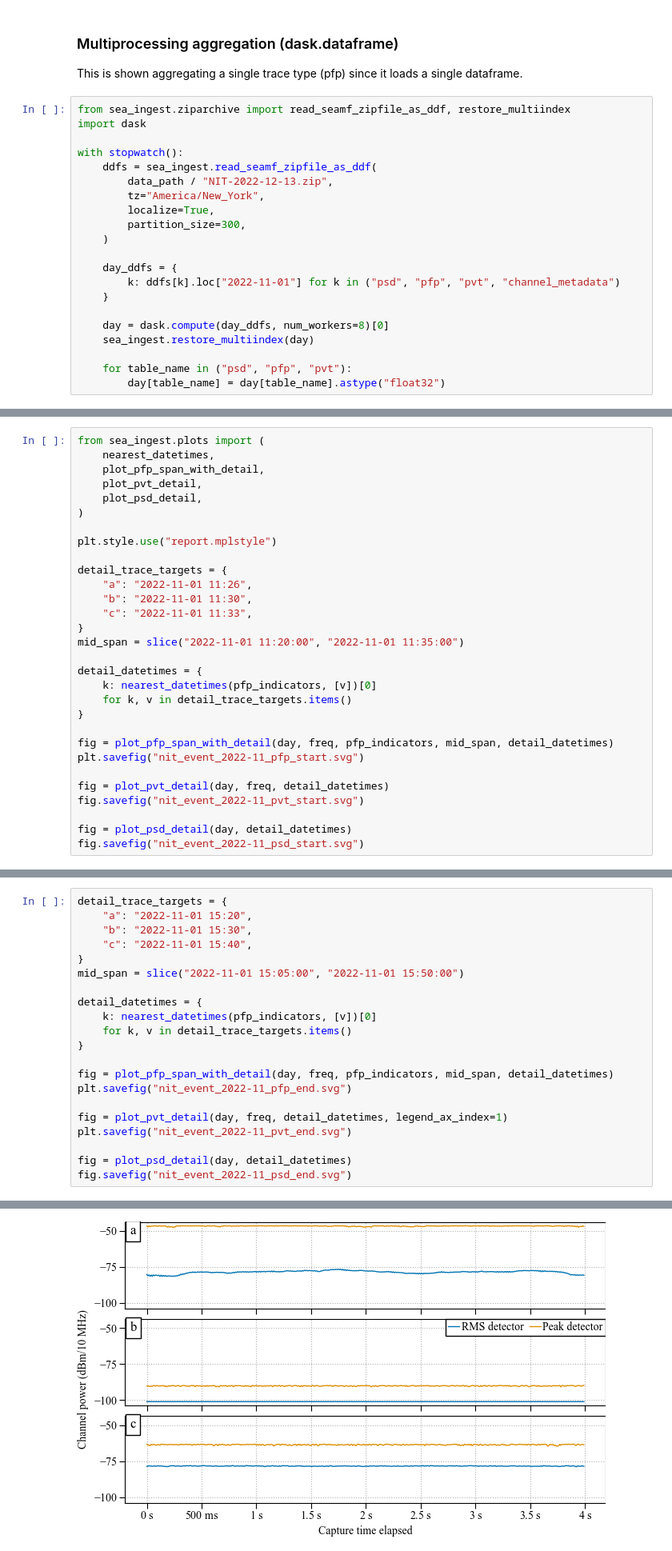
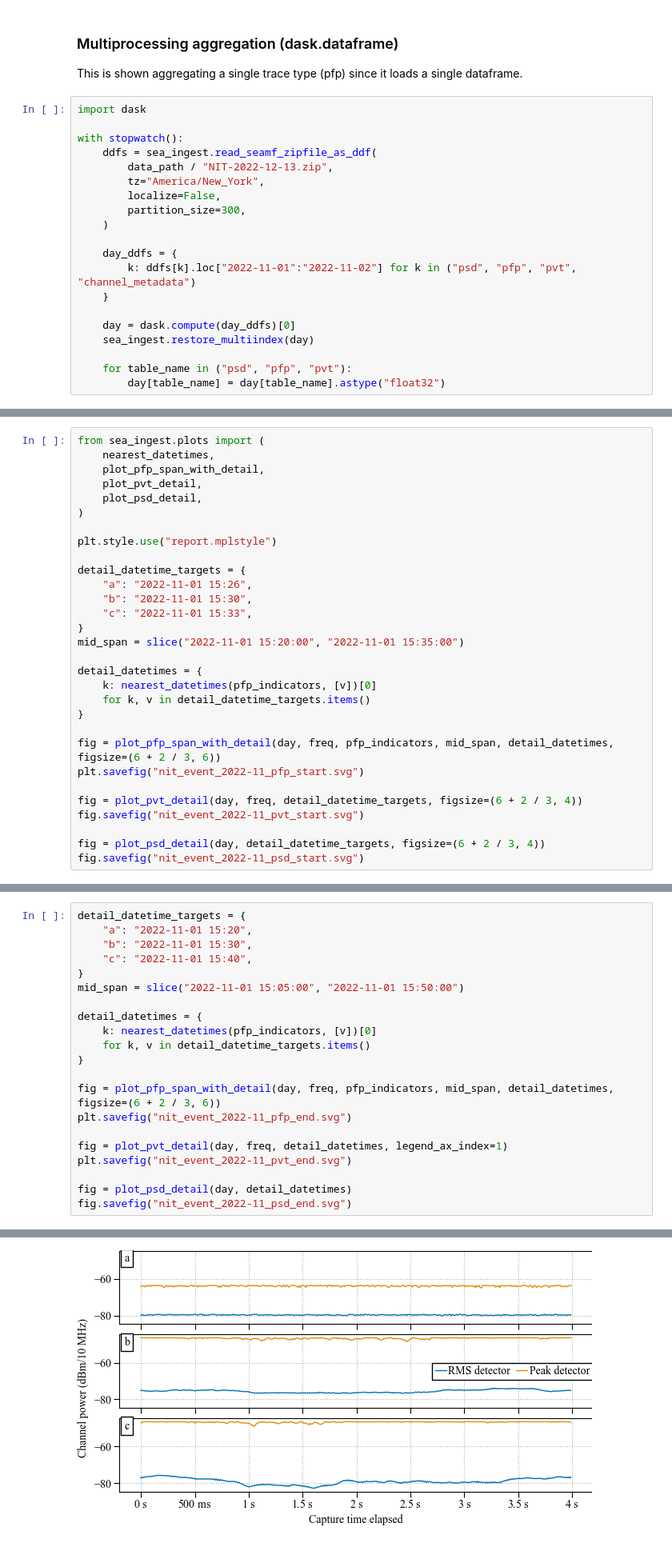
Before and after one commit to usnistgov/nasctn-sea-ingest, a Jupyter notebook: demos/forensic_plots.ipynb, the cells around one changed output, grey strips where cells are left out. Shown at 80% size. Saved outputs shown, nothing was run; the diff lists cells and outputs as text.

```diff
--- a/demos/forensic_plots.ipynb
+++ b/demos/forensic_plots.ipynb
@@ -17,22 +17,21 @@ plt.style.use("ieee-publication-double-column.mplstyle")
 ### Multiprocessing aggregation (dask.dataframe)
 This is shown aggregating a single trace type (pfp) since it loads a single dataframe.
 # %%
-from sea_ingest.ziparchive import read_seamf_zipfile_as_ddf, restore_multiindex
 import dask
 
 with stopwatch():
     ddfs = sea_ingest.read_seamf_zipfile_as_ddf(
         data_path / "NIT-2022-12-13.zip",
         tz="America/New_York",
-        localize=True,
+        localize=False,
         partition_size=300,
     )
 
     day_ddfs = {
-        k: ddfs[k].loc["2022-11-01"] for k in ("psd", "pfp", "pvt", "channel_metadata")
+        k: ddfs[k].loc["2022-11-01":"2022-11-02"] for k in ("psd", "pfp", "pvt", "channel_metadata")
     }
 
-    day = dask.compute(day_ddfs, num_workers=8)[0]
+    day = dask.compute(day_ddfs)[0]
     sea_ingest.restore_multiindex(day)
 
     for table_name in ("psd", "pfp", "pvt"):
@@ -76,24 +88,24 @@ from sea_ingest.plots import (
 
 plt.style.use("report.mplstyle")
 
-detail_trace_targets = {
-    "a": "2022-11-01 11:26",
-    "b": "2022-11-01 11:30",
-    "c": "2022-11-01 11:33",
+detail_datetime_targets = {
+    "a": "2022-11-01 15:26",
+    "b": "2022-11-01 15:30",
+    "c": "2022-11-01 15:33",
 }
-mid_span = slice("2022-11-01 11:20:00", "2022-11-01 11:35:00")
+mid_span = slice("2022-11-01 15:20:00", "2022-11-01 15:35:00")
 
 detail_datetimes = {
     k: nearest_datetimes(pfp_indicators, [v])[0]
-    for k, v in detail_trace_targets.items()
+    for k, v in detail_datetime_targets.items()
 }
 
-fig = plot_pfp_span_with_detail(day, freq, pfp_indicators, mid_span, detail_datetimes)
+fig = plot_pfp_span_with_detail(day, freq, pfp_indicators, mid_span, detail_datetimes, figsize=(6 + 2 / 3, 6))
 plt.savefig("nit_event_2022-11_pfp_start.svg")
 
-fig = plot_pvt_detail(day, freq, detail_datetimes)
+fig = plot_pvt_detail(day, freq, detail_datetime_targets, figsize=(6 + 2 / 3, 4))
 fig.savefig("nit_event_2022-11_pvt_start.svg")
 
-fig = plot_psd_detail(day, detail_datetimes)
+fig = plot_psd_detail(day, detail_datetime_targets, figsize=(6 + 2 / 3, 4))
 fig.savefig("nit_event_2022-11_psd_start.svg")
 # %% [output]
@@ -103,5 +115,5 @@ fig.savefig("nit_event_2022-11_psd_start.svg")
 # %%
-detail_trace_targets = {
+detail_datetime_targets = {
     "a": "2022-11-01 15:20",
     "b": "2022-11-01 15:30",
     "c": "2022-11-01 15:40",
@@ -110,10 +122,10 @@ mid_span = slice("2022-11-01 15:05:00", "2022-11-01 15:50:00")
 
 detail_datetimes = {
     k: nearest_datetimes(pfp_indicators, [v])[0]
-    for k, v in detail_trace_targets.items()
+    for k, v in detail_datetime_targets.items()
 }
 
-fig = plot_pfp_span_with_detail(day, freq, pfp_indicators, mid_span, detail_datetimes)
+fig = plot_pfp_span_with_detail(day, freq, pfp_indicators, mid_span, detail_datetimes, figsize=(6 + 2 / 3, 6))
 plt.savefig("nit_event_2022-11_pfp_end.svg")
 
 fig = plot_pvt_detail(day, freq, detail_datetimes, legend_ax_index=1)
@@ -126 +138 @@ fig.savefig("nit_event_2022-11_psd_end.svg")
-[figure, old version]
+[figure, new version]
```
Also changed, not shown: parts of 4 cells of this notebook, 2 other files.
